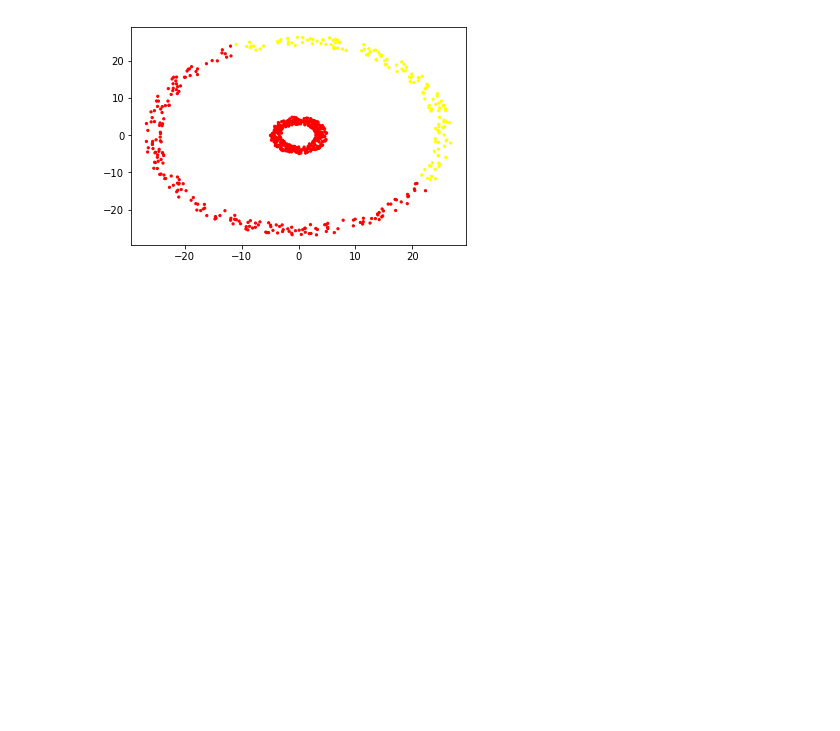
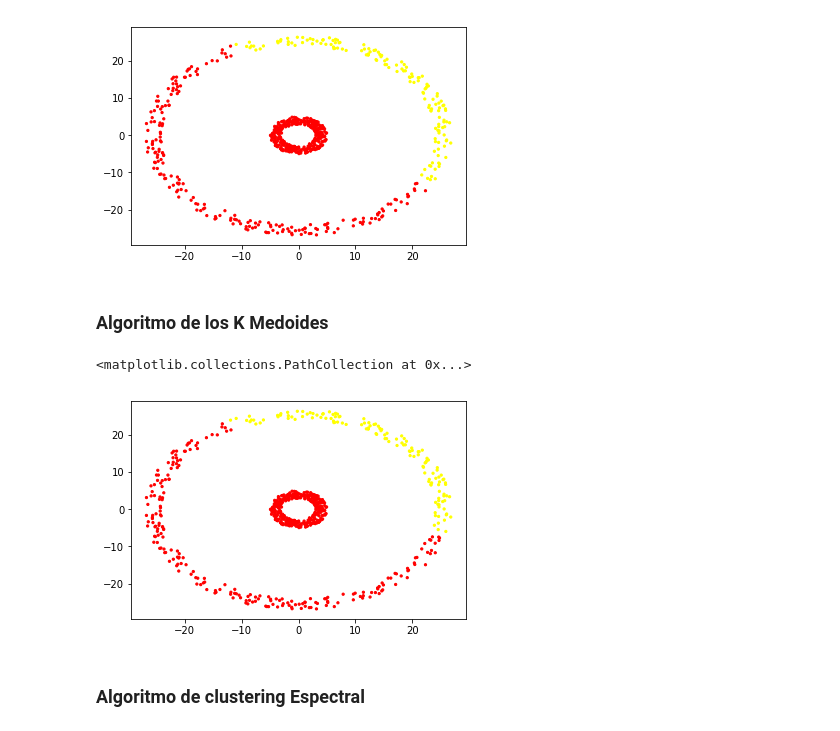
Before and after one commit to enspdf/Machine-Learning-Python-Course, a Jupyter notebook: Jupyter Notebooks/K Medoides.ipynb, the cells around one changed output. Drawn from its saved outputs; the diff is of its cells as text; code cells hidden in the pictures; blank space fills up the shorter version.

Commit message:
KMedoides

```diff
--- a/Jupyter Notebooks/K Medoides.ipynb
+++ b/Jupyter Notebooks/K Medoides.ipynb
@@ -37,3 +37,5 @@ plt.scatter(data[:, 0], data[:, 1], c = clust, s = 5, cmap = 'autumn')
 # %% [output]
 <matplotlib.collections.PathCollection at 0x...>
 [figure]
+# %% [markdown]
+### Algoritmo de los K Medoides
@@ -39,0 +44,9 @@ plt.scatter(data[:, 0], data[:, 1], c = clust, s = 5, cmap = 'autumn')
+# %%
+kmed = KMedoids(2).fit_predict(data)
+# %%
+plt.scatter(data[:, 0], data[:, 1], c = kmed, s = 5, cmap = 'autumn')
+# %% [output]
+<matplotlib.collections.PathCollection at 0x...>
+[figure, added]
+# %% [markdown]
+### Algoritmo de clustering Espectral
```
Also changed, not shown: parts of 4 cells of this notebook.
